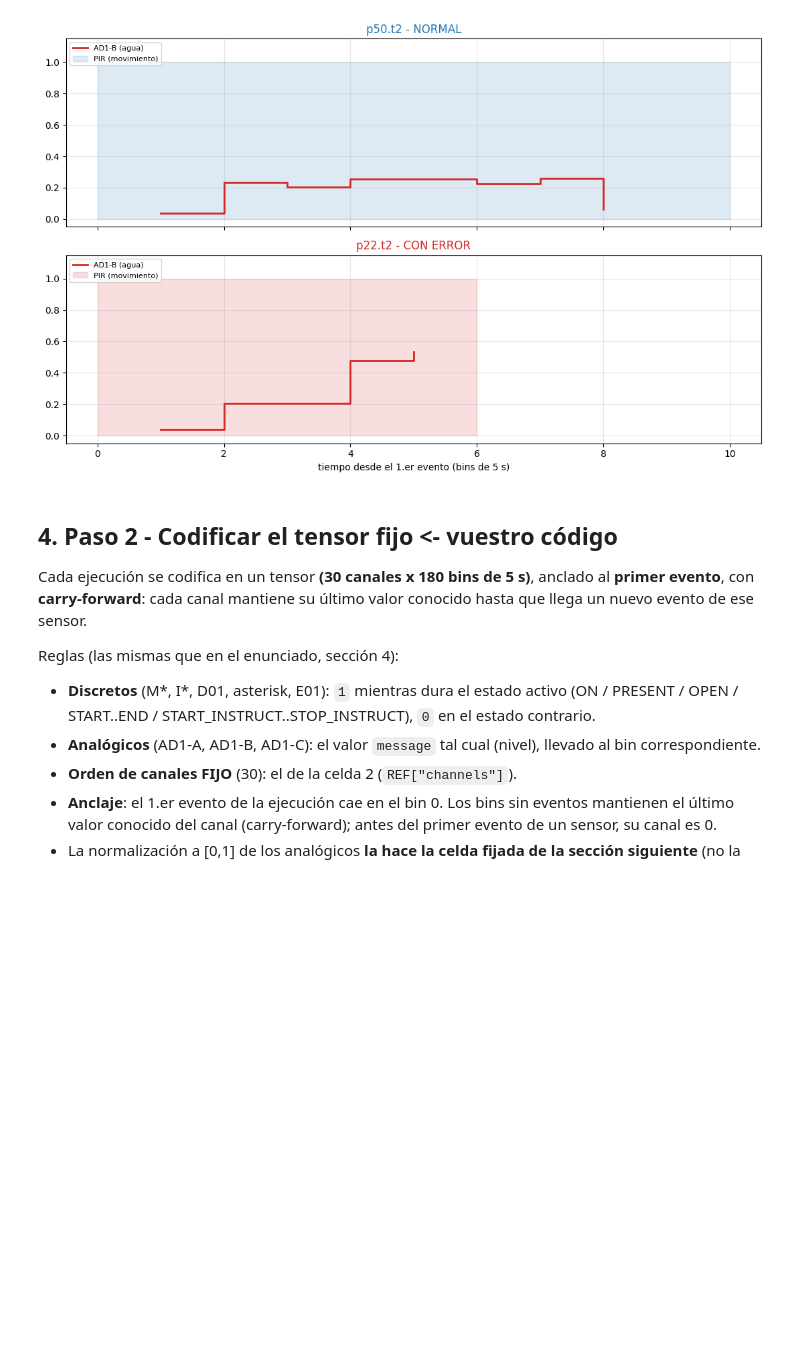
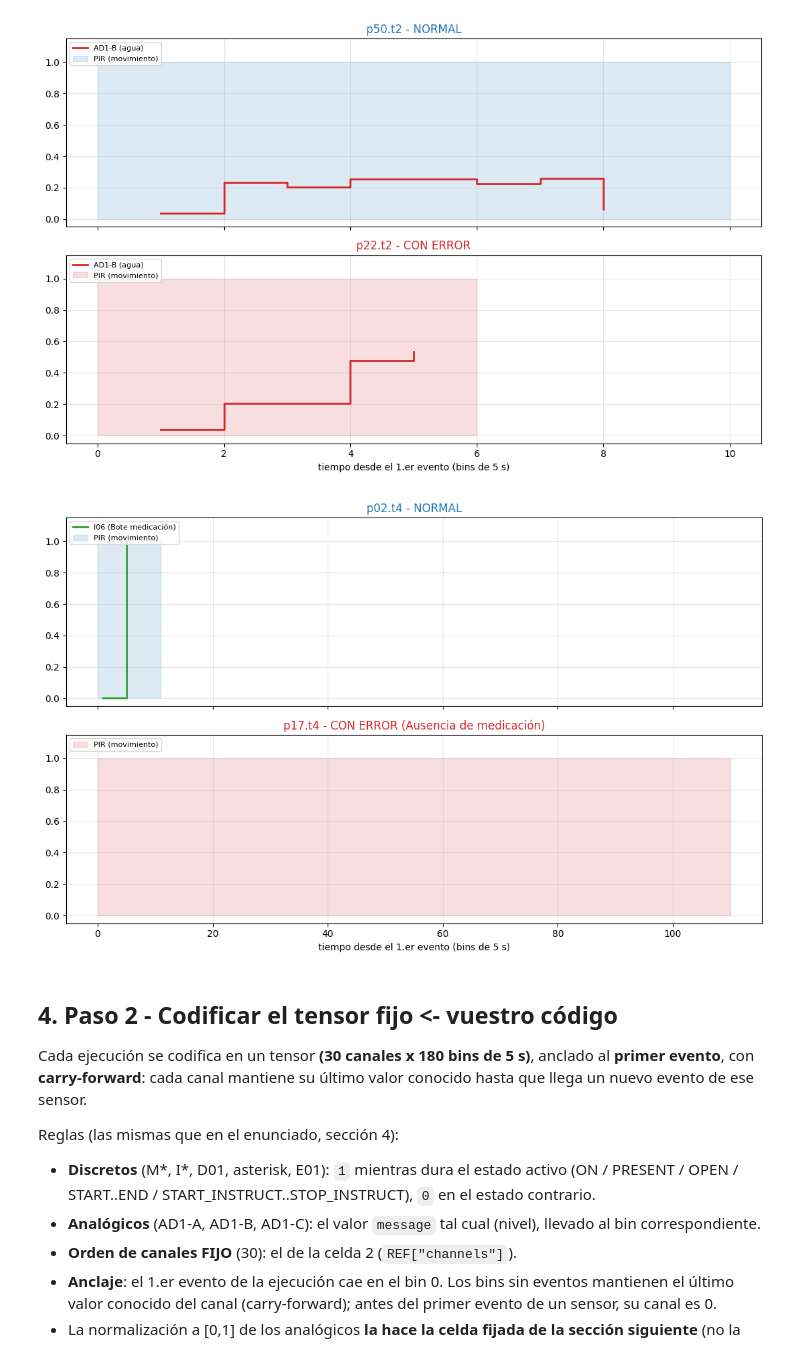
Before and after one commit to ppf30/Deteccion-de-anomalias-a-partir-de-sensores-CASAS-scripted-ADL-, a Jupyter notebook: Practica_Deteccion_Anomalias_CASAS.ipynb, the cells around one changed output. Cells and saved outputs as stored; diff of their text form; code cells hidden in the pictures; blank space fills up the shorter version.

```diff
--- a/Practica_Deteccion_Anomalias_CASAS.ipynb
+++ b/Practica_Deteccion_Anomalias_CASAS.ipynb
@@ -214,6 +214,39 @@ def plot_pair(normal, error):
 plot_pair("p50.t2", "p22.t2")
 # %% [output]
 [figure]
+# %%
+def plot_pair_t4(normal, error):
+    """Dibuja la señal cruda de dos ejecuciones para la Tarea 4:
+    PIR (movimiento) + Sensor de objeto/medicación (ej. I06)."""
+    fig, axes = plt.subplots(2, 1, figsize=(11, 7), sharex=True)
+
+    for ax, (name, lab, col) in zip(axes, [(normal, "NORMAL", "tab:blue"),
+                                           (error, "CON ERROR (Ausencia de medicación)", "tab:red")]):
+        d = load_run(name)
+
+        # En la Tarea 4, el objeto clave suele ser el sensor de la medicación (ej. I06)
+        item = d[d["sensor"] == "I06"]
+        if len(item):
+            ax.step(item["t_bin"], item["value"], where="post", color="tab:green", lw=2, label="I06 (Bote medicación)")
+
+        # Sensores de movimiento PIR (habituales para ver el desplazamiento a la cocina/comedor)
+        pir = d[d["sensor"].str.startswith("M")]
+        if len(pir):
+            ax.fill_between(pir["t_bin"], 1, 0, step="post", color=col, alpha=0.15, label="PIR (movimiento)")
+
+        ax.set_title(f"{name} - {lab}", color=col)
+        ax.set_ylim(-0.05, 1.15)
+        ax.grid(alpha=0.3)
+        ax.legend(loc="upper left", fontsize=8)
+
+    axes[1].set_xlabel("tiempo desde el 1.er evento (bins de 5 s)")
+    fig.tight_layout()
+    plt.show()
+
+# Ejemplo para la Tarea 4:
+plot_pair_t4("p02.t4", "p17.t4")
+# %% [output]
+[figure, added]
 # %% [markdown]
 ## 4. Paso 2 - Codificar el tensor fijo <- **vuestro código**
 
```
Also changed, not shown: parts of 12 cells of this notebook.
